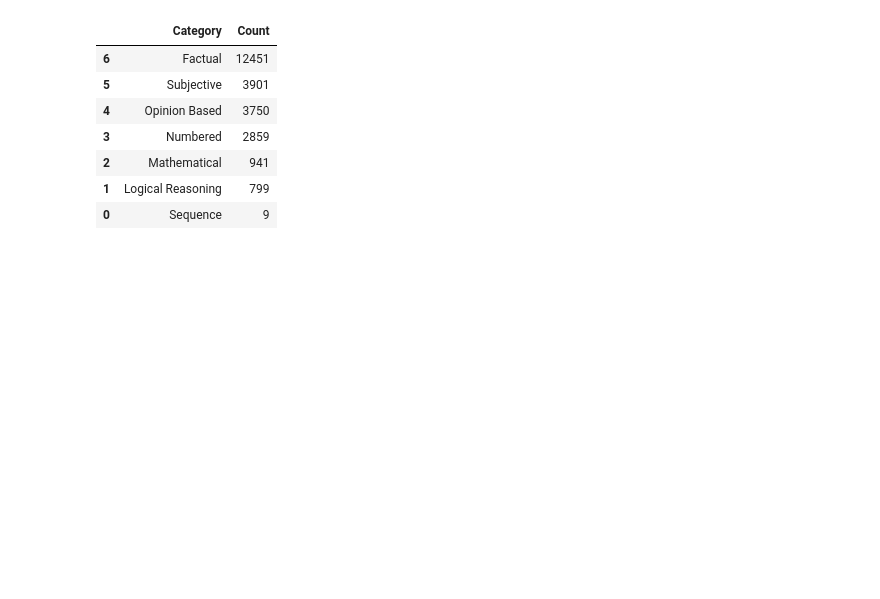
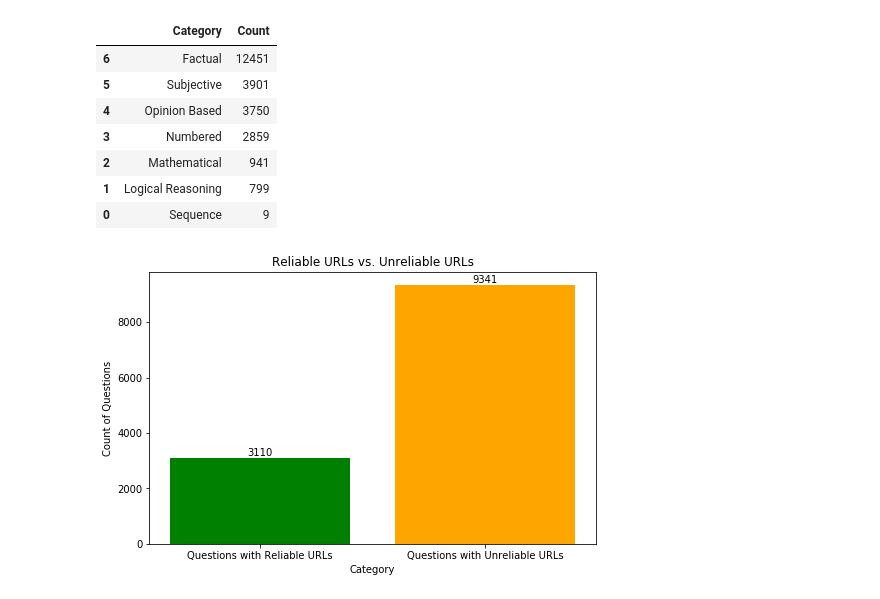
Before and after one commit to anilkumar0331/LLM-Behaviour-Pattern, a Jupyter notebook: LLM Hallucinations/graphs/graphs.ipynb, the cells around one changed output. Saved outputs shown, nothing was run; the diff lists cells and outputs as text; code cells hidden in the pictures; blank space fills up the shorter version.

```diff
--- a/LLM Hallucinations/graphs/graphs.ipynb
+++ b/LLM Hallucinations/graphs/graphs.ipynb
@@ -47,3 +53,39 @@ df
 | 2 | Mathematical | 941 |
 | 1 | Logical Reasoning | 799 |
 | 0 | Sequence | 9 |
+# %%
+import matplotlib.pyplot as plt
+import json
+
+with open('../gptrc_reliable_urls.json', 'r') as file:
+    # Read the content of the file
+    questions_list = json.load(file)
+
+# Counting questions with reliable URLs vs. questions with empty URL lists
+questions_with_reliable_urls = 0
+questions_with_empty_urls = 0
+
+for question in questions_list:
+    if not question["urls"]:  # If the URL list is empty
+        questions_with_empty_urls += 1
+    else:
+        questions_with_reliable_urls += 1
+
+# Plotting the bar graph
+categories = ['Questions with Reliable URLs', 'Questions with Unreliable URLs']
+counts = [questions_with_reliable_urls, questions_with_empty_urls]
+
+plt.figure(figsize=(8, 5))
+bars = plt.bar(categories, counts, color=['green', 'orange'])
+
+# Annotating each bar with its height value
+for bar in bars:
+    yval = bar.get_height()
+    plt.text(bar.get_x() + bar.get_width()/2, yval + 0.05, yval, ha='center', va='bottom')
+
+plt.xlabel('Category')
+plt.ylabel('Count of Questions')
+plt.title('Reliable URLs vs. Unreliable URLs')
+plt.show()
+# %% [output]
+[figure, added]
```
Also changed, not shown: parts of 1 cell of this notebook, 10 other files.
